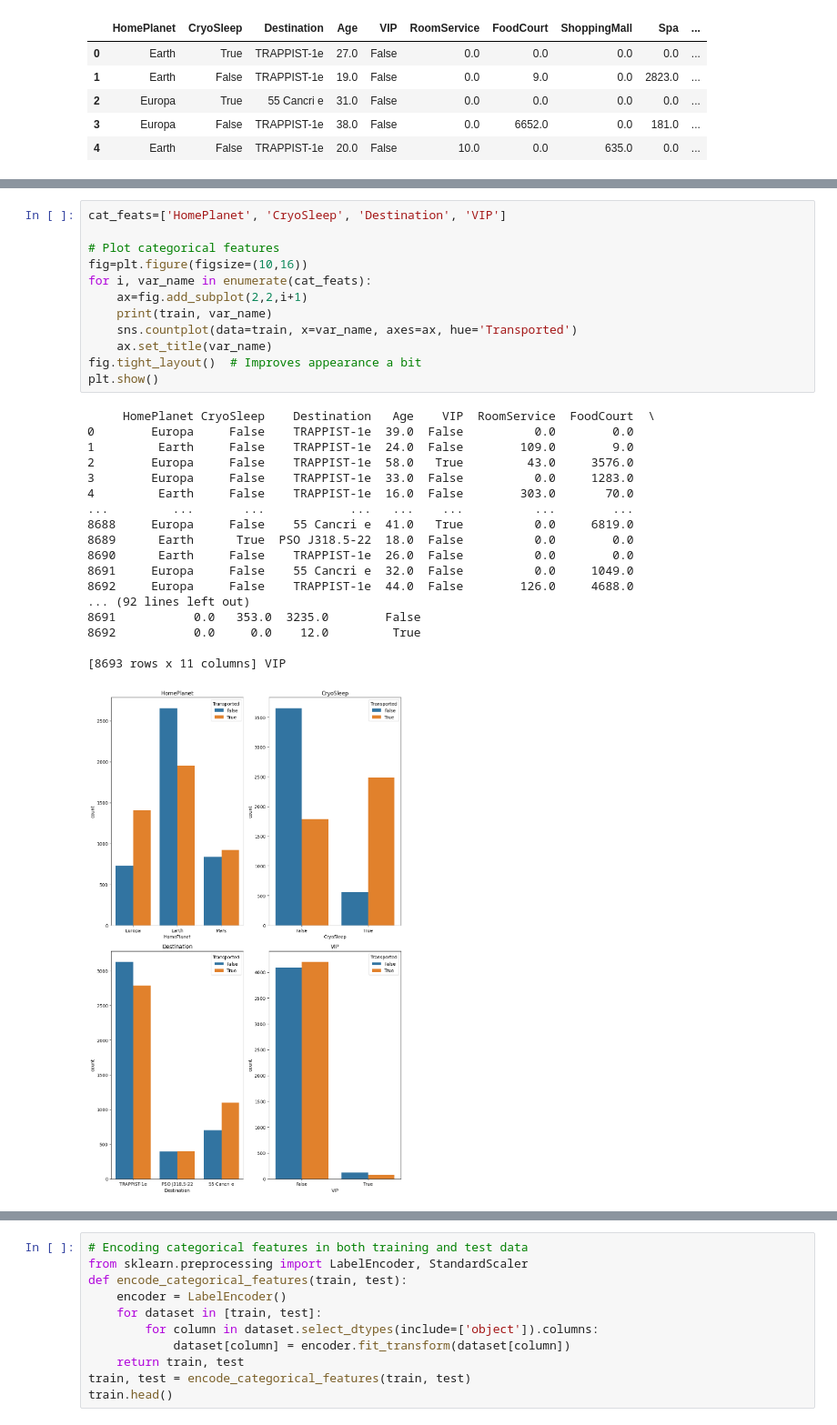
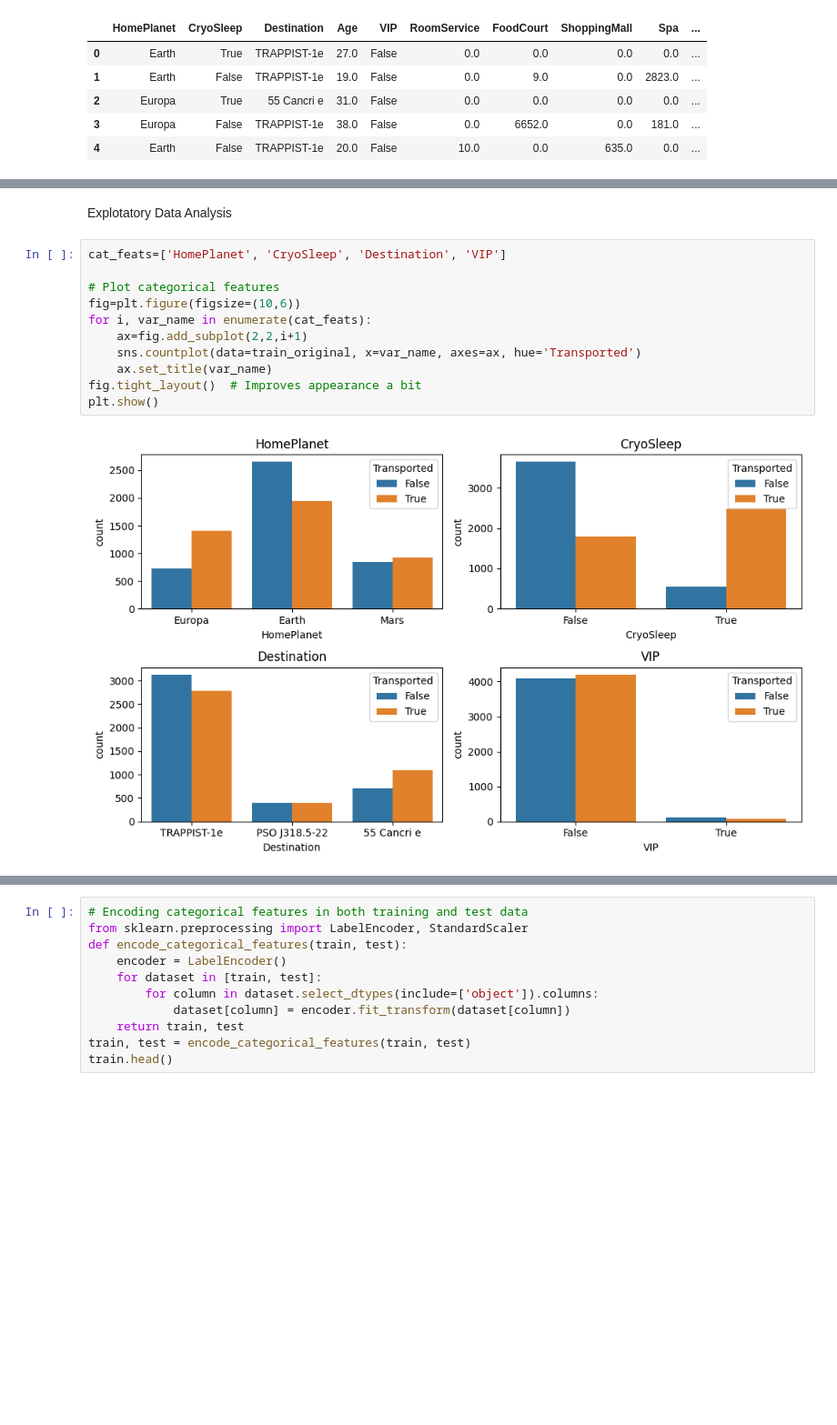
Before and after one commit to 7PAM2015-0105-2023-Team-8/kaggle-challenge-Team-8, a Jupyter notebook: Kaggle_challenge_Team_8.ipynb, the cells around one changed output, grey strips where cells are left out. Shown at 91% size. Drawn from its saved outputs; the diff is of its cells as text; blank space fills up the shorter version.

Commit message:
Performed EDA and preproced the data
Added graphs for the EDA and declared definitions for the preprocessing

```diff
--- a/Kaggle_challenge_Team_8.ipynb
+++ b/Kaggle_challenge_Team_8.ipynb
@@ -182,31 +136,15 @@ plt.show()
+# %% [markdown]
+Explotatory Data Analysis
 # %%
 cat_feats=['HomePlanet', 'CryoSleep', 'Destination', 'VIP']
 
 # Plot categorical features
-fig=plt.figure(figsize=(10,16))
+fig=plt.figure(figsize=(10,6))
 for i, var_name in enumerate(cat_feats):
     ax=fig.add_subplot(2,2,i+1)
-    print(train, var_name)
-    sns.countplot(data=train, x=var_name, axes=ax, hue='Transported')
+    sns.countplot(data=train_original, x=var_name, axes=ax, hue='Transported')
     ax.set_title(var_name)
 fig.tight_layout()  # Improves appearance a bit
 plt.show()
 # %% [output]
-     HomePlanet CryoSleep    Destination   Age    VIP  RoomService  FoodCourt  \
-0        Europa     False    TRAPPIST-1e  39.0  False          0.0        0.0
-1         Earth     False    TRAPPIST-1e  24.0  False        109.0        9.0
-2        Europa     False    TRAPPIST-1e  58.0   True         43.0     3576.0
-3        Europa     False    TRAPPIST-1e  33.0  False          0.0     1283.0
-4         Earth     False    TRAPPIST-1e  16.0  False        303.0       70.0
-...         ...       ...            ...   ...    ...          ...        ...
-8688     Europa     False    55 Cancri e  41.0   True          0.0     6819.0
-8689      Earth      True  PSO J318.5-22  18.0  False          0.0        0.0
-8690      Earth     False    TRAPPIST-1e  26.0  False          0.0        0.0
-8691     Europa     False    55 Cancri e  32.0  False          0.0     1049.0
-8692     Europa     False    TRAPPIST-1e  44.0  False        126.0     4688.0
-... (92 lines left out)
-8691           0.0   353.0  3235.0        False
-8692           0.0     0.0    12.0         True
-
-[8693 rows x 11 columns] VIP
-[figure, old version]
+[figure, new version]
```
Also changed, not shown: parts of 30 cells of this notebook.
